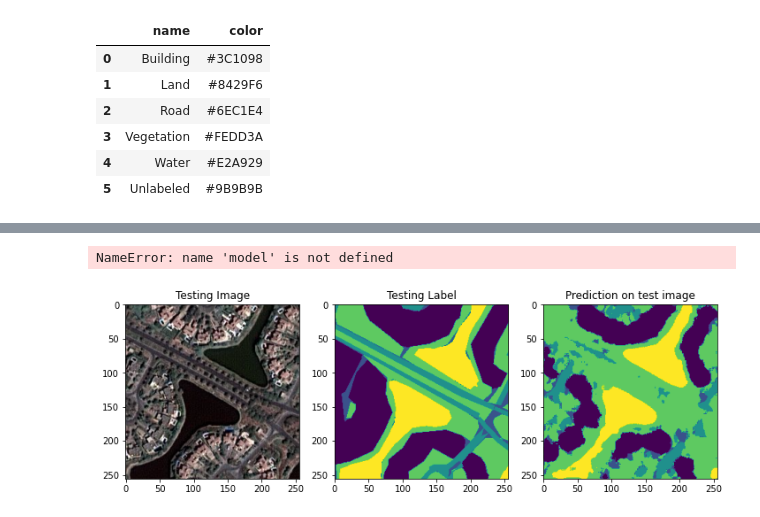
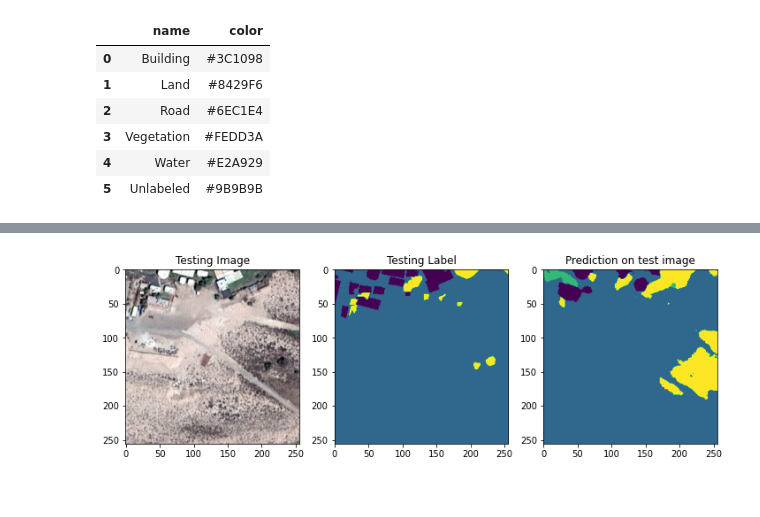
Before and after one commit to nassimaliou/unet_satelite_image_segmentation, a Jupyter notebook: satelite_image_segmentation.ipynb, the cells around one changed output, grey strips where cells are left out. Drawn from its saved outputs; the diff is of its cells as text; code cells hidden in the pictures.

Commit message:
unet_model model_training and prediction on test set

```diff
--- a/satelite_image_segmentation.ipynb
+++ b/satelite_image_segmentation.ipynb
@@ -137,4 +137,4 @@ weights = [0.1666, 0.1666, 0.1666, 0.1666, 0.1666, 0.1666]
 # %%
 dice_loss = sm.losses.DiceLoss(class_weights=weights)
 focal_loss = sm.losses.CategoricalFocalLoss()
-total_loss = dice_loss + (5 * focal_loss)
+total_loss = dice_loss + (1 * focal_loss)
@@ -207,8 +168,8 @@ model.summary()
 history = model.fit(
     X_train,
     y_train,
-    epochs = 10,
-    verbose = 2,
+    epochs = 100,
+    verbose = 1,
     validation_data=(X_test, y_test),
     shuffle = False
 )
@@ -249,30 +213,27 @@ plt.show()
 # %%
-y_pred=model.predict(image_dataset[33])
+y_pred=new_model.predict(X_test)
 y_pred_argmax=np.argmax(y_pred, axis=3)
 y_test_argmax=np.argmax(y_test, axis=3)
-# %% [output]
-NameError: name 'model' is not defined
 # %%
 import random
-#test_img_number = random.randint(0, len(X_test))
-test_img = image_dataset[33]
-ground_truth=y_test_argmax[33]
-#test_img_norm=test_img[:,:,0][:,:,None]
+test_img_number = random.randint(0, len(X_test))
+test_img = X_test[test_img_number]
+ground_truth=y_test_argmax[test_img_number]
 test_img_input=np.expand_dims(test_img, 0)
 prediction = (model.predict(test_img_input))
 predicted_img=np.argmax(prediction, axis=3)[0,:,:]
 
 
 plt.figure(figsize=(12, 8))
 plt.subplot(231)
 plt.title('Testing Image')
 plt.imshow(test_img)
 plt.subplot(232)
 plt.title('Testing Label')
 plt.imshow(ground_truth)
 plt.subplot(233)
 plt.title('Prediction on test image')
 plt.imshow(predicted_img)
 plt.show()
 # %% [output]
-[figure, old version]
+[figure, new version]
```
Also changed, not shown: parts of 12 cells of this notebook, 8 other files.
